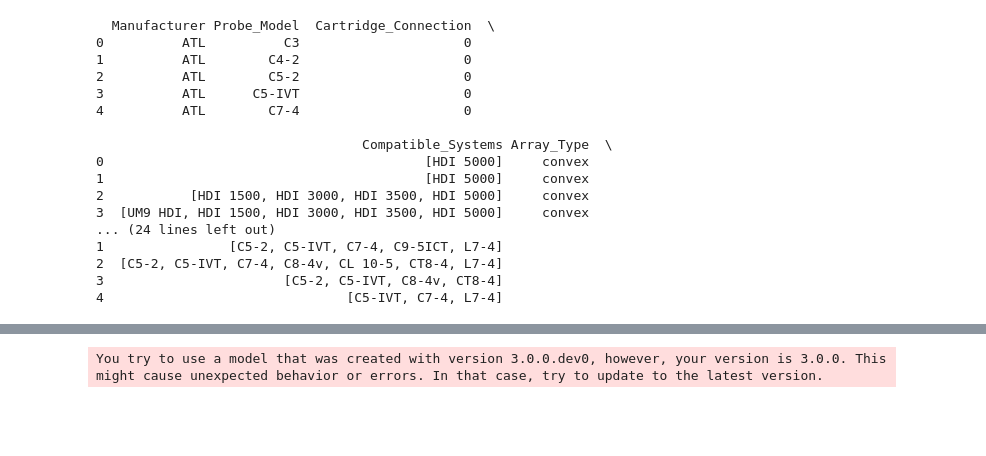
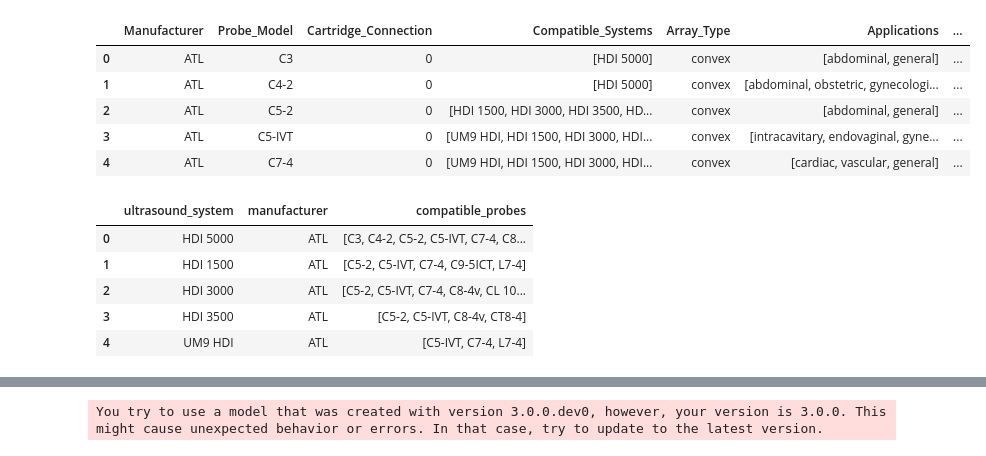
Before and after one commit to dennisvdang/QA-Retrieval-System, a Jupyter notebook: notebooks/qa_system.ipynb, the cells around one changed output, grey strips where cells are left out. Saved outputs shown, nothing was run; the diff lists cells and outputs as text; code cells hidden in the pictures; blank space fills up the shorter version.

```diff
--- a/notebooks/qa_system.ipynb
+++ b/notebooks/qa_system.ipynb
@@ -19,39 +16,38 @@ warnings.filterwarnings("ignore", category=FutureWarning, module="huggingface_hu
 # %%
 # Load the probes dataset
 probes_df = pd.read_csv("../data/Catalog - Probes.csv")
-probes_df.drop(['Description'], axis=1)
+probes_df = probes_df.drop(['Description'], axis=1)
 
 # Split "Compatible_Systems" column
 probes_df['Compatible_Systems'] = probes_df['Compatible_Systems'].str.split(', ')
 
 # Split "Applications" column
 probes_df['Applications'] = probes_df['Applications'].str.split(', ')
 
 # Load the systems dataset
 systems_df = pd.read_csv("../data/systems.csv")
 
 # Split "compatible_probes" column
 systems_df['compatible_probes'] = systems_df['compatible_probes'].str.split(', ')
-print(probes_df.head())
-print(systems_df.head())
+
+# Print the head of the dataframes
+probes_df.head()
 # %% [output]
-  Manufacturer Probe_Model  Cartridge_Connection  \
-0          ATL          C3                     0
-1          ATL        C4-2                     0
-2          ATL        C5-2                     0
-3          ATL      C5-IVT                     0
-4          ATL        C7-4                     0
-
-                                  Compatible_Systems Array_Type  \
-0                                         [HDI 5000]     convex
-1                                         [HDI 5000]     convex
-2           [HDI 1500, HDI 3000, HDI 3500, HDI 5000]     convex
-3  [UM9 HDI, HDI 1500, HDI 3000, HDI 3500, HDI 5000]     convex
-... (24 lines left out)
-1                [C5-2, C5-IVT, C7-4, C9-5ICT, L7-4]
-2  [C5-2, C5-IVT, C7-4, C8-4v, CL 10-5, CT8-4, L7-4]
-3                       [C5-2, C5-IVT, C8-4v, CT8-4]
-4                               [C5-IVT, C7-4, L7-4]
+|  | Manufacturer | Probe_Model | Cartridge_Connection | Compatible_Systems | Array_Type | Applications | ... |
+| 0 | ATL | C3 | 0 | [HDI 5000] | convex | [abdominal, general] | ... |
+| 1 | ATL | C4-2 | 0 | [HDI 5000] | convex | [abdominal, obstetric, gynecologi... | ... |
+| 2 | ATL | C5-2 | 0 | [HDI 1500, HDI 3000, HDI 3500, HD... | convex | [abdominal, general] | ... |
+| 3 | ATL | C5-IVT | 0 | [UM9 HDI, HDI 1500, HDI 3000, HDI... | convex | [intracavitary, endovaginal, gyne... | ... |
+| 4 | ATL | C7-4 | 0 | [UM9 HDI, HDI 1500, HDI 3000, HDI... | convex | [cardiac, vascular, general] | ... |
+# %%
+systems_df.head()
+# %% [output]
+|  | ultrasound_system | manufacturer | compatible_probes |
+| 0 | HDI 5000 | ATL | [C3, C4-2, C5-2, C5-IVT, C7-4, C8... |
+| 1 | HDI 1500 | ATL | [C5-2, C5-IVT, C7-4, C9-5ICT, L7-4] |
+| 2 | HDI 3000 | ATL | [C5-2, C5-IVT, C7-4, C8-4v, CL 10... |
+| 3 | HDI 3500 | ATL | [C5-2, C5-IVT, C8-4v, CT8-4] |
+| 4 | UM9 HDI | ATL | [C5-IVT, C7-4, L7-4] |
 # %%
 # Function to generate probe descriptions, questions, answers, and relevant documents
 def generate_probe_info(row):
```
Also changed, not shown: parts of 5 cells of this notebook.
